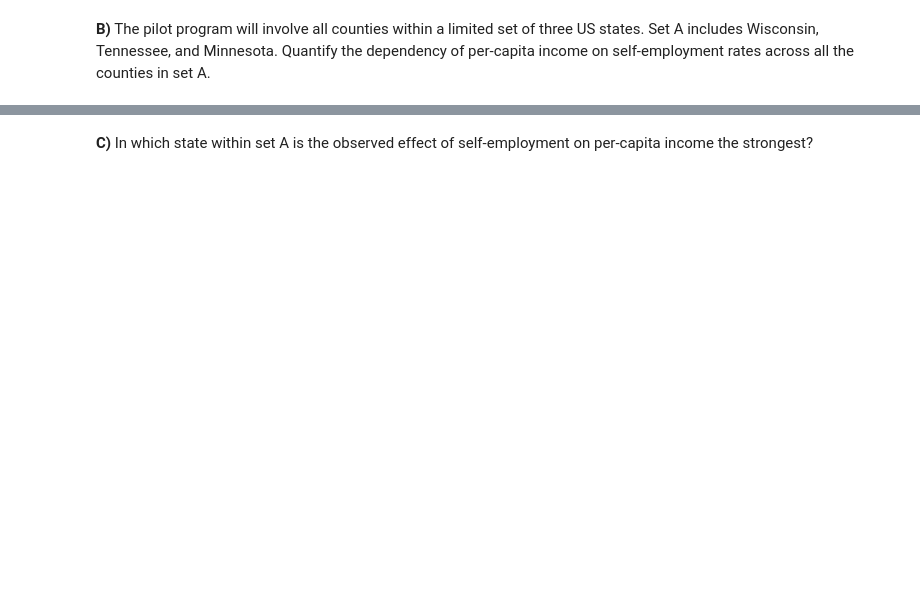
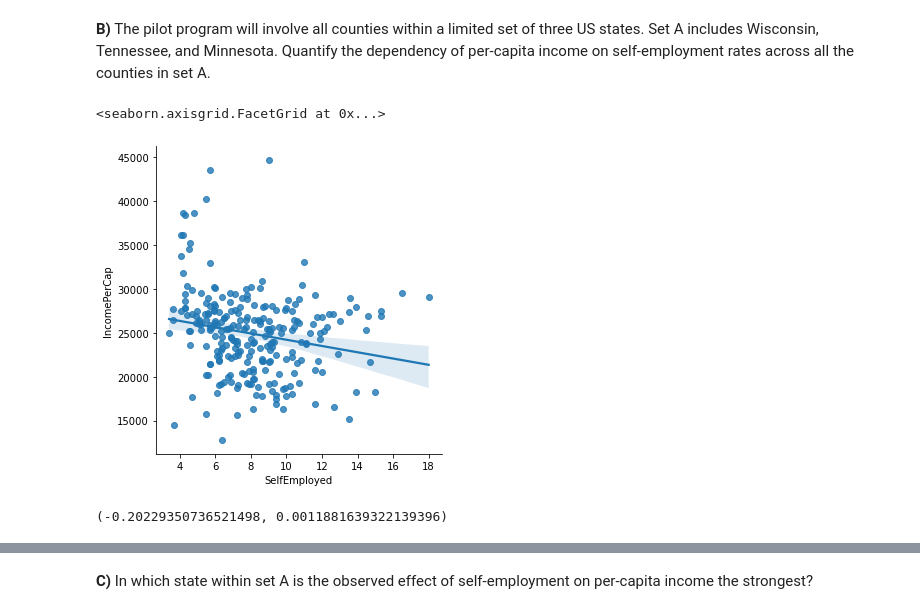
Before and after one commit to frasalvi/ADA21, a Jupyter notebook: Tutorials/03 - Describing data/Describing_data_exercise.ipynb, the cells around one changed output, grey strips where cells are left out. Drawn from its saved outputs; the diff is of its cells as text; code cells hidden in the pictures; blank space fills up the shorter version.

```diff
--- a/Tutorials/03 - Describing data/Describing_data_exercise.ipynb
+++ b/Tutorials/03 - Describing data/Describing_data_exercise.ipynb
@@ -172,0 +180,9 @@ Since it is unethical and impossible in this setting to run a controlled experim
+# %%
+sns.lmplot(x='SelfEmployed', y='IncomePerCap',data=df_setA)
+# %% [output]
+<seaborn.axisgrid.FacetGrid at 0x...>
+[figure, added]
+# %%
+stats.pearsonr(df_setA['SelfEmployed'], df_setA['IncomePerCap'])
+# %% [output]
+(-0.20229350736521498, 0.0011881639322139396)
```
Also changed, not shown: parts of 14 cells of this notebook.
